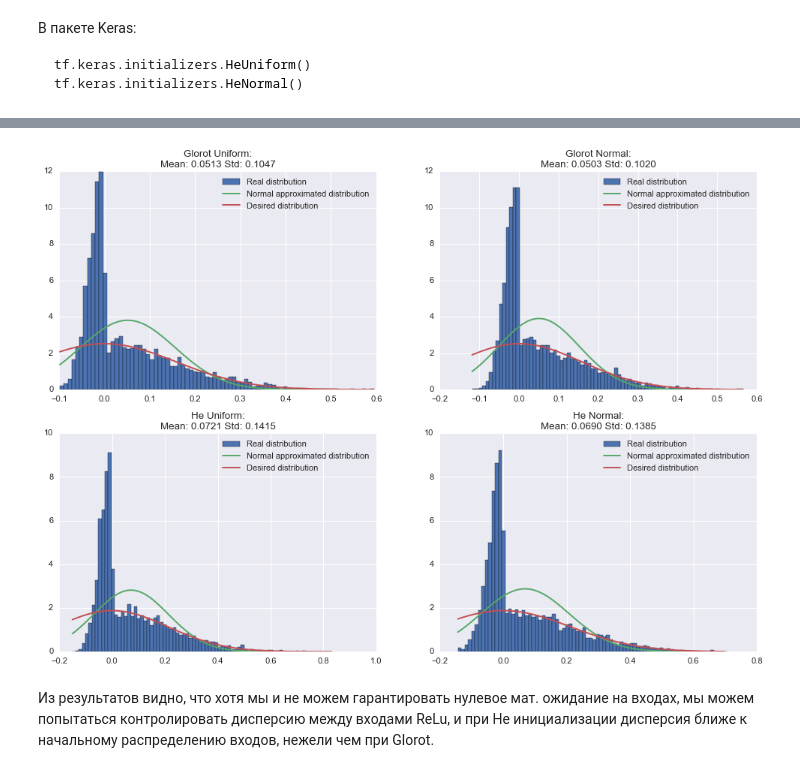
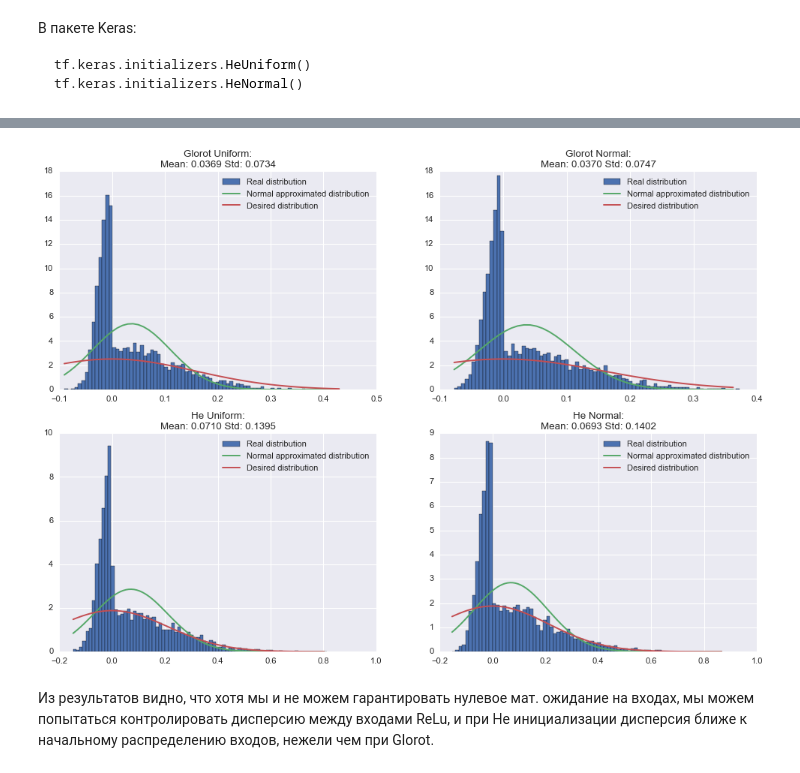
Before and after one commit to Igor743646/AI, a Jupyter notebook: ML зачет.ipynb, the cells around one changed output, grey strips where cells are left out. Cells and saved outputs as stored; diff of their text form; code cells hidden in the pictures.

```diff
--- a/ML зачет.ipynb
+++ b/ML зачет.ipynb
@@ -146,7 +147,7 @@ tf.keras.initializers.GlorotUniform()
 
 Пример использования:
 # %%
-initializer = tf.keras.initializers.GlorotNormal()
+initializer = GlorotNormal()
 W = initializer(shape=(5, 10))
 # %% [markdown]
 Вернет случайный тензор размерности $5 \times 10$.
@@ -198,7 +199,8 @@ def Plot(name, initializers, ax, activation="tanh", stddev=0.15):
 
     model = tf.keras.Sequential([
         tf.keras.layers.Input(shape[0]),
-        tf.keras.layers.Dense(shape[1], activation=activation, kernel_initializer=initializer, use_bias=False),
+        tf.keras.layers.Dense(shape[1], activation=activation, kernel_initializer=initializer[0], use_bias=False),
+        tf.keras.layers.Dense(shape[1], activation=activation, kernel_initializer=initializer[1], use_bias=False),
     ])
 
     weights_std = float(tf.math.reduce_std(model.get_layer(index=0).weights)) # дисперсия весов после инициализации
@@ -217,6 +219,6 @@ def Plot(name, initializers, ax, activation="tanh", stddev=0.15):
     ax.hist(y, density = True, bins=len(y) // 50, label="Real distribution")
     ax.plot(x, NormalKernel(out_tensor_mean, out_tensor_std)(x), label="Normal approximated distribution")
     ax.plot(x, NormalKernel(0.0, np.sqrt(shape[0]) * weights_std * stddev)(x), label="Desired distribution")
-    ax.legend()
+    ax.legend(loc='best')
 # %%
 # Отрисовка распределения выходных значений при симметричной функции активации и различными инициализаторами
@@ -287,22 +304,22 @@ tf.keras.initializers.HeNormal()
 # %%
 # Отрисовка распределения выходных значений при инициализаторах Глорота и Каймина
 fig, ax = plt.subplots(2, 2, figsize=(15,10))
 
 initializers = {
-    "He Uniform:": tf.keras.initializers.HeUniform(),
-    "He Normal:": tf.keras.initializers.HeNormal(),
-    "Glorot Uniform:": tf.keras.initializers.GlorotUniform(),
-    "Glorot Normal:": tf.keras.initializers.GlorotNormal(),
+    "He Uniform:": [HeUniform(), HeUniform()],
+    "He Normal:": [HeNormal(), HeNormal()],
+    "Glorot Uniform:": [GlorotUniform(), GlorotUniform()],
+    "Glorot Normal:": [GlorotNormal(), GlorotNormal()],
 }
 
 Plot("Glorot Uniform:", initializers, ax[0, 0], activation="leaky_relu")
 Plot("Glorot Normal:", initializers, ax[0, 1], activation="leaky_relu")
 Plot("He Uniform:", initializers, ax[1, 0], activation="leaky_relu")
 Plot("He Normal:", initializers, ax[1, 1], activation="leaky_relu")
 
 plt.show()
 # %% [output]
-[figure, old version]
+[figure, new version]
 # %% [markdown]
 Из результатов видно, что хотя мы и не можем гарантировать нулевое мат. ожидание на входах, мы можем попытаться контролировать дисперсию между входами ReLu, и при He инициализации дисперсия ближе к начальному распределению входов, нежели чем при Glorot.
 # %% [markdown]
```
Also changed, not shown: parts of 10 cells of this notebook.
